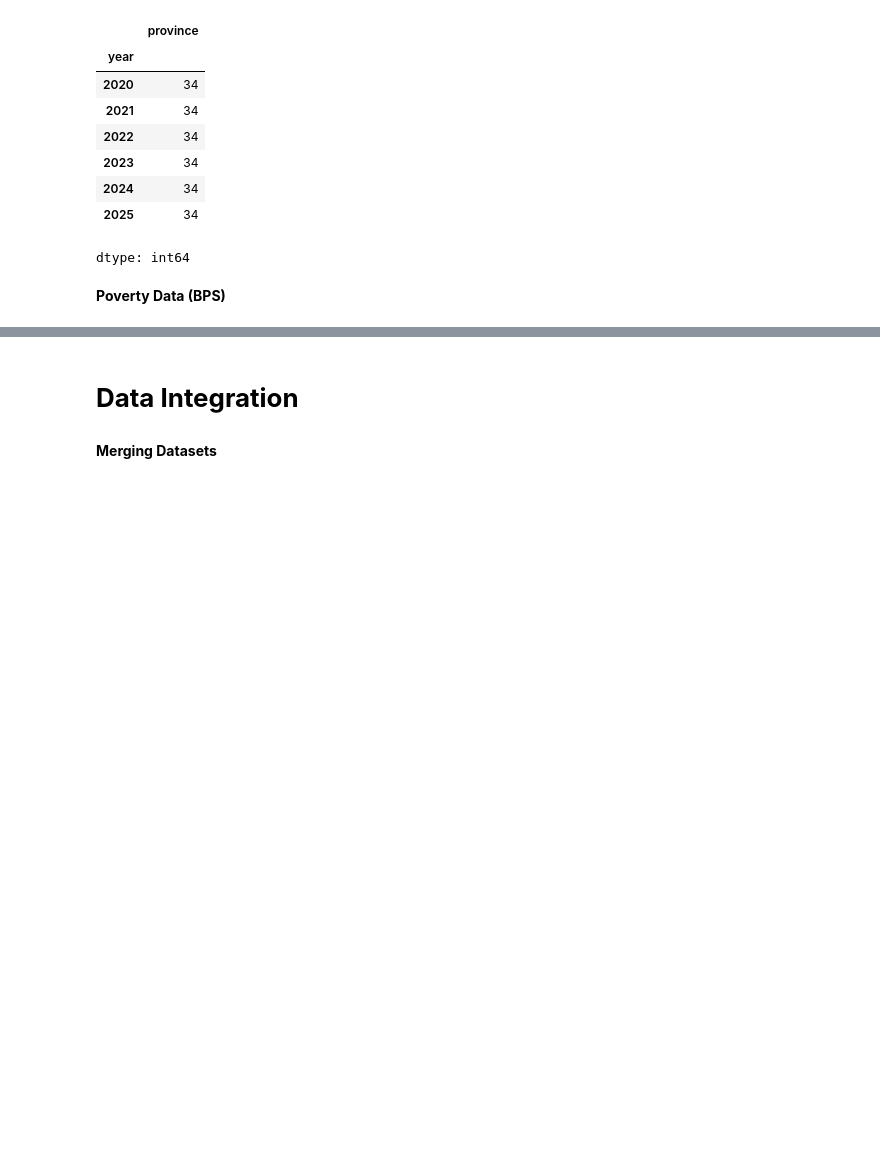
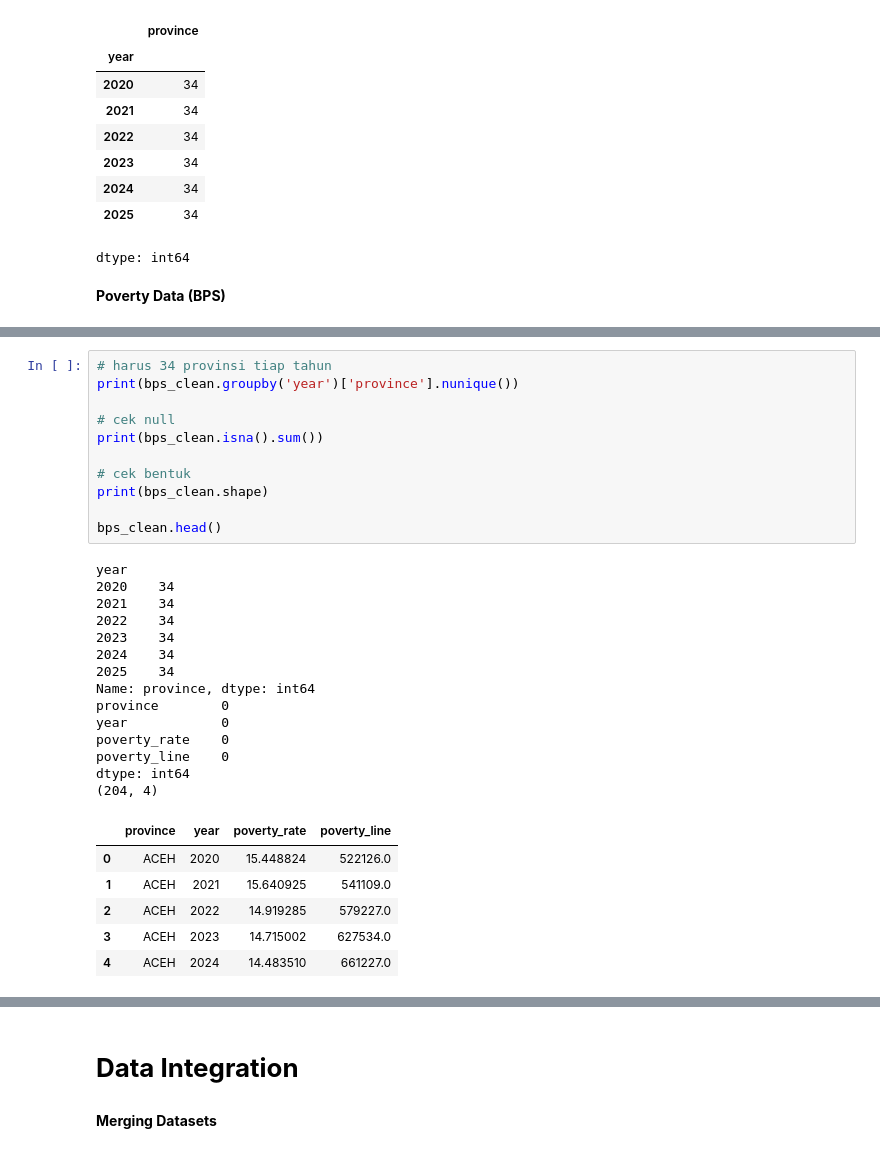
Before and after one commit to MuhammadRibhiRamadan/fsi-prediction-id, a Jupyter notebook: DSAI.ipynb, the cells around one changed output, grey strips where cells are left out. Drawn from its saved outputs; the diff is of its cells as text; blank space fills up the shorter version.

```diff
--- a/DSAI.ipynb
+++ b/DSAI.ipynb
@@ -404,0 +403,32 @@ dtype: int64
+# %%
+# harus 34 provinsi tiap tahun
+print(bps_clean.groupby('year')['province'].nunique())
+
+# cek null
+print(bps_clean.isna().sum())
+
+# cek bentuk
+print(bps_clean.shape)
+
+bps_clean.head()
+# %% [output]
+year
+2020    34
+2021    34
+2022    34
+2023    34
+2024    34
+2025    34
+Name: province, dtype: int64
+province        0
+year            0
+poverty_rate    0
+poverty_line    0
+dtype: int64
+(204, 4)
+|  | province | year | poverty_rate | poverty_line |
+| 0 | ACEH | 2020 | 15.448824 | 522126.0 |
+| 1 | ACEH | 2021 | 15.640925 | 541109.0 |
+| 2 | ACEH | 2022 | 14.919285 | 579227.0 |
+| 3 | ACEH | 2023 | 14.715002 | 627534.0 |
+| 4 | ACEH | 2024 | 14.483510 | 661227.0 |
```
Also changed, not shown: parts of 73 cells of this notebook.
